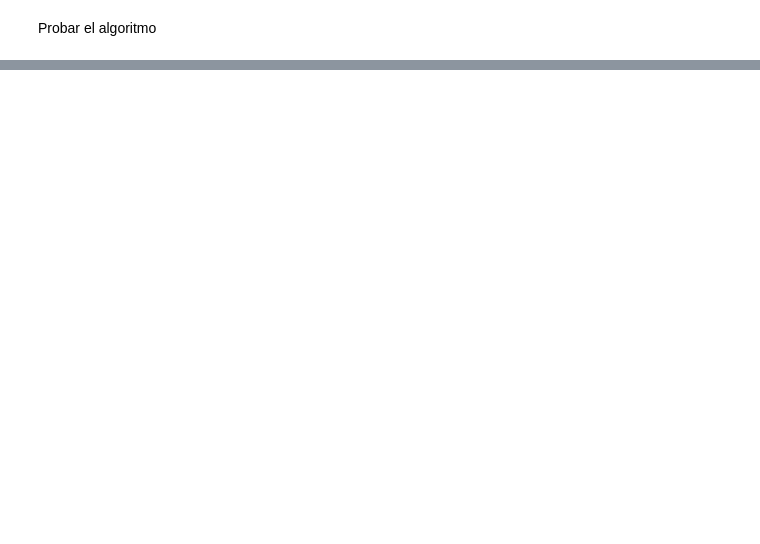
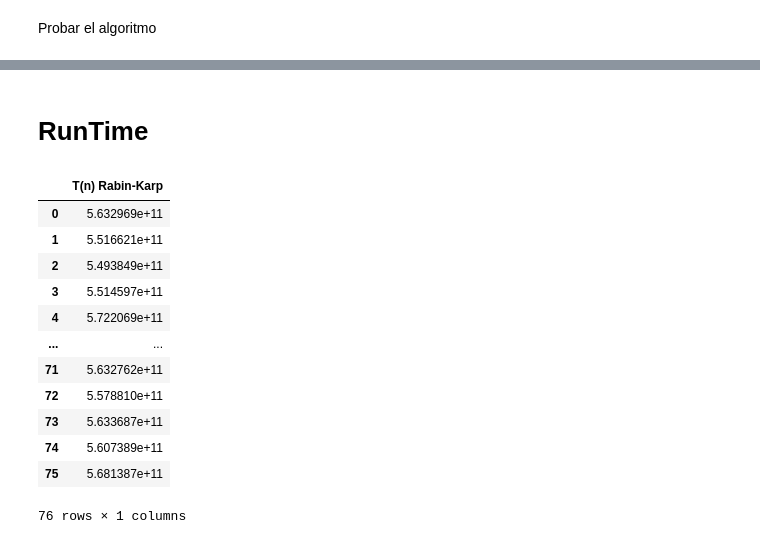
Before and after one commit to JVenegasB/cmp-2075-JuanVenegas, a Jupyter notebook: Folder/Rabin Karp Algorithm.ipynb, the cells around one changed output, grey strips where cells are left out. Cells and saved outputs as stored; diff of their text form; code cells hidden in the pictures; blank space fills up the shorter version.

```diff
--- a/Folder/Rabin Karp Algorithm.ipynb
+++ b/Folder/Rabin Karp Algorithm.ipynb
@@ -27,8 +27,9 @@ Se puede dar el caso en que el valor hash del contenido de la window sea igual a
 Para reducir la ocurrencia de esto, se usa el modulo de un numero primo
 # %%
 d = 256
-
+@timer_func
 def RKAlgorithm(txt, palabra):
+    #array = []
     M = len(palabra)
     N = len(txt)
     q = 101
@@ -49,10 +50,11 @@ def RKAlgorithm(txt, palabra):
                     break
                 else:
                     j += 1
-            if j == M:
-                print("Palabra en el indice ", i)
+            #if j == M:
+             #   array.append(i)
 
         if i < N-M:#hash de la siguiente ventana
             hashText = (d*(hashText-ord(txt[i])*h) + ord(txt[i+M])) % q
+    #print(array)
 # %% [markdown]
 Probar el algoritmo
@@ -84,0 +69,2 @@ Palabra en el indice  2167006
+# %% [markdown]
+# RunTime
@@ -84,0 +80,20 @@ Palabra en el indice  2167006
+# %%
+import pandas as pd
+import matplotlib.pyplot as plt
+df = pd.DataFrame(zip(runtime))  #DEFINE THE DATA FRAME
+df.columns = [ 'T(n) Rabin-Karp']
+df
+# %% [output]
+|  | T(n) Rabin-Karp |
+| 0 | 5.632969e+11 |
+| 1 | 5.516621e+11 |
+| 2 | 5.493849e+11 |
+| 3 | 5.514597e+11 |
+| 4 | 5.722069e+11 |
+| ... | ... |
+| 71 | 5.632762e+11 |
+| 72 | 5.578810e+11 |
+| 73 | 5.633687e+11 |
+| 74 | 5.607389e+11 |
+| 75 | 5.681387e+11 |
+76 rows × 1 columns
```
Also changed, not shown: parts of 10 cells of this notebook.
